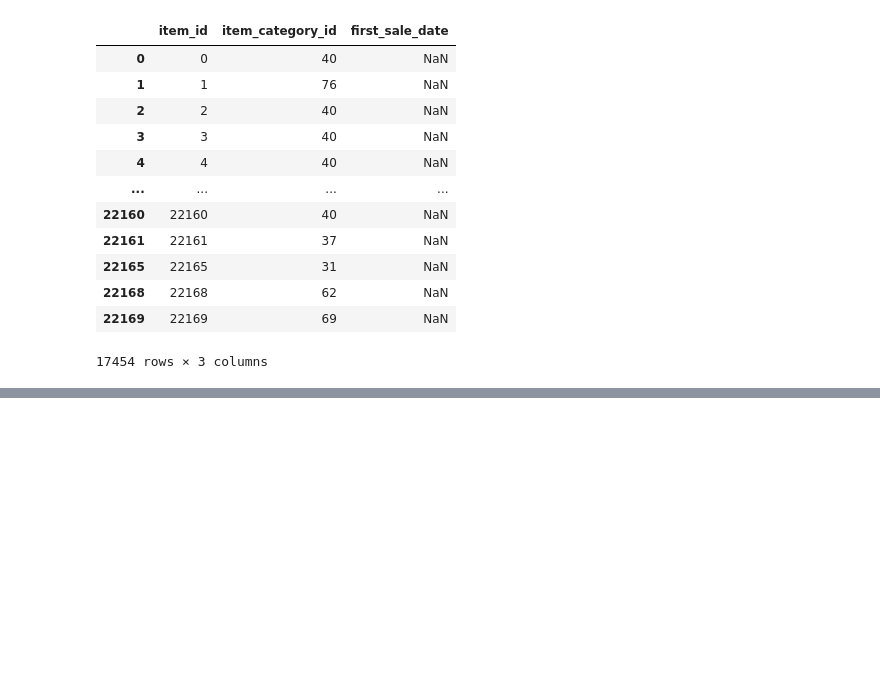
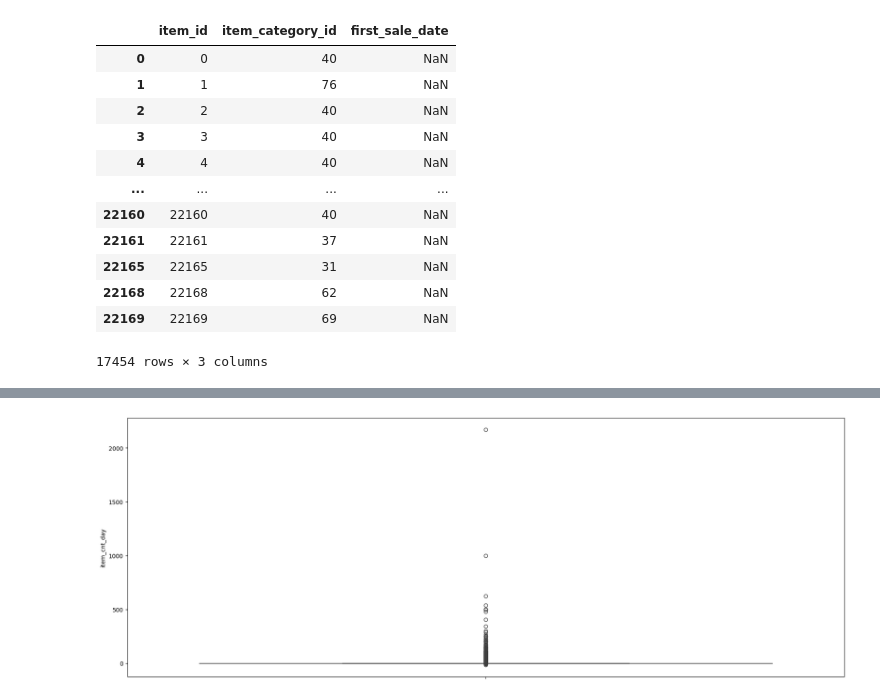
Before and after one commit to ionahu08/StoreSalesForecasting, a Jupyter notebook: Competition/Code/Project_TS_store_sale_prediction.ipynb, the cells around one changed output, grey strips where cells are left out. Saved outputs shown, nothing was run; the diff lists cells and outputs as text; code cells hidden in the pictures; blank space fills up the shorter version.

```diff
--- a/Competition/Code/Project_TS_store_sale_prediction.ipynb
+++ b/Competition/Code/Project_TS_store_sale_prediction.ipynb
@@ -303,0 +348,6 @@ Notes after checking, decide to do 4 things:
+# %%
+plt.subplots(figsize=(22, 8))
+sns.boxplot(sales_train['item_cnt_day'])
+plt.show()
+# %% [output]
+[figure, added]
```
Also changed, not shown: parts of 20 cells of this notebook.
